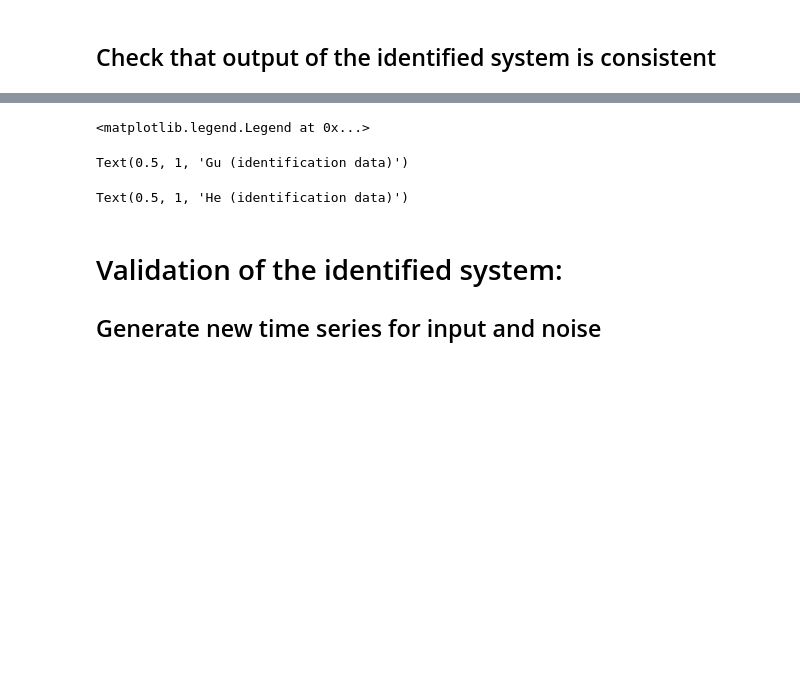
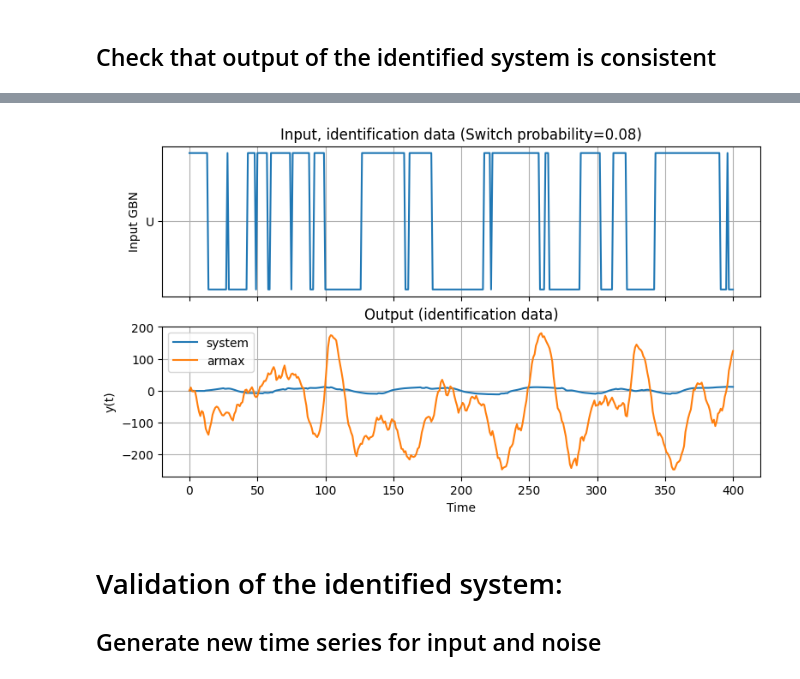
Before and after one commit to CPCLAB-UNIPI/SIPPY, a Jupyter notebook: Examples/test_armax.ipynb, the cells around one changed output, grey strips where cells are left out. Drawn from its saved outputs; the diff is of its cells as text; code cells hidden in the pictures; blank space fills up the shorter version.

```diff
--- a/Examples/test_armax.ipynb
+++ b/Examples/test_armax.ipynb
@@ -128,6 +119,15 @@ dt = 1.0
+# %%
+sys_id = system_identification(
+    Ytot,
+    Usim,
+    "ARMAX",
+    *((1, 5), (1, 5), (1, 5), (1, 13)),
+    IC="BIC",
+    max_iter=1000,
+)
 # %% [markdown]
 ## Check that output of the identified system is consistent
 # %%
-Y_id1, Time, Xsim = cnt.lsim(Id_sys.G, Usim, Time)
-Y_hid1, Time, Xsim = cnt.lsim(Id_sys.H, e_t, Time)
+Y_id1, Time, Xsim = cnt.lsim(sys_id.G, Usim, Time)
+Y_hid1, Time, Xsim = cnt.lsim(sys_id.H, e_t, Time)
 Y_idTot = Y_id1 + Y_hid1
@@ -144,36 +134,17 @@ plt.grid()
-# %%
-plt.figure(1)
-plt.plot(Time, Ytot, label="Original system")
-plt.plot(Time, Y_idTot, label="Identified system")
-plt.grid()
-plt.xlabel("Time")
-plt.ylabel("y_tot")
-plt.title("Gu+He (identification data)")
-plt.legend()
-# %% [output]
-<matplotlib.legend.Legend at 0x...>
-# %%
-plt.figure(2)
-plt.plot(Time, Y1, label="Original system")
-plt.plot(Time, Y_id1, label="Identified system")
-plt.ylabel("y_out")
-plt.grid()
-plt.xlabel("Time")
-plt.legend()
-plt.title("Gu (identification data)")
-# %% [output]
-Text(0.5, 1, 'Gu (identification data)')
-# %%
-plt.figure(3)
-plt.plot(Time, Y2, label="Original system")
-plt.plot(Time, Y_hid1, label="Identified system")
-plt.ylabel("y_err")
-plt.grid()
-plt.xlabel("Time")
-plt.legend()
-plt.title("He (identification data)")
-# %% [output]
-Text(0.5, 1, 'He (identification data)')
+# %%
+fig = plot_response(
+    Time,
+    Usim,
+    [Ytot, Y_idTot],
+    legends=[["U"], ["system", "armax"]],
+    titles=[
+        "Input, identification data (Switch probability=0.08)",
+        "Output (identification data)",
+    ],
+)
+fig.savefig(output_dir + "/system_consistency.png")
+# %% [output]
+[figure, added]
 # %% [markdown]
 # Validation of the identified system:
 ## Generate new time series for input and noise
```
Also changed, not shown: parts of 27 cells of this notebook, 40 other files.
